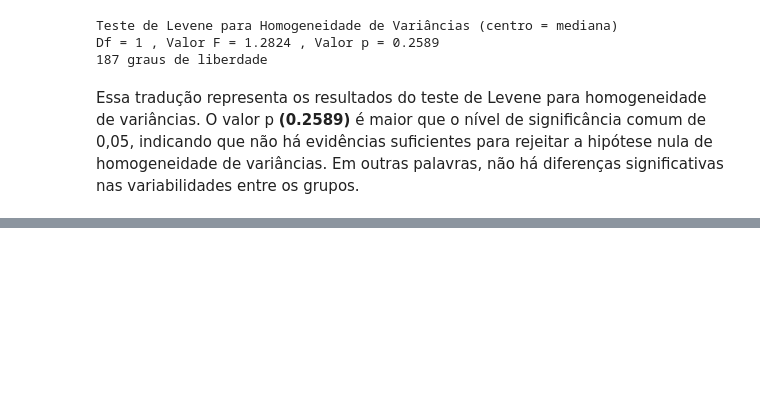
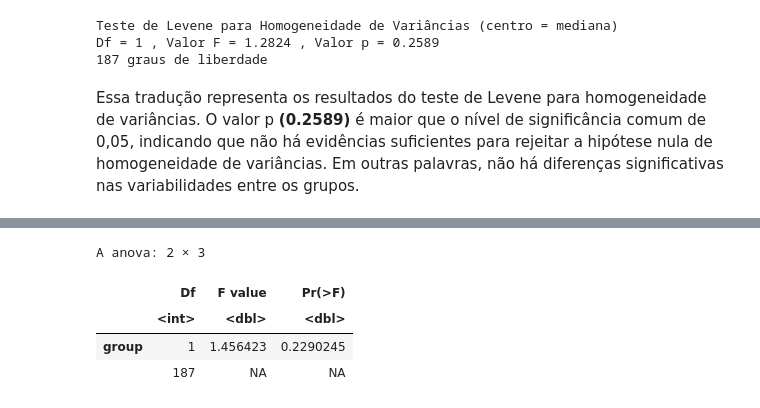
Before and after one commit to thallescotta/R_comander, a Jupyter notebook: Atividade_2_Estatística_Aplicada_à_Projetos_de_Pesquisa.ipynb, the cells around one changed output, grey strips where cells are left out. Drawn from its saved outputs; the diff is of its cells as text; code cells hidden in the pictures; blank space fills up the shorter version.

```diff
--- a/Atividade_2_Estatística_Aplicada_à_Projetos_de_Pesquisa.ipynb
+++ b/Atividade_2_Estatística_Aplicada_à_Projetos_de_Pesquisa.ipynb
@@ -308,0 +324,12 @@ Essa tradução representa os resultados do teste de Levene para homogeneidade d
+# %%
+# Convertendo 'smoke' para um fator se ainda não for
+birthwt$smoke <- as.factor(birthwt$smoke)
+
+# Realizando o teste de Levene para igualdade de variâncias
+leveneTest(bwt ~ smoke, data = birthwt)
+# %% [output]
+A anova: 2 × 3
+|  | Df | F value | Pr(>F) |
+|  | <int> | <dbl> | <dbl> |
+| group | 1 | 1.456423 | 0.2290245 |
+|  | 187 | NA | NA |
```
Also changed, not shown: parts of 13 cells of this notebook.
